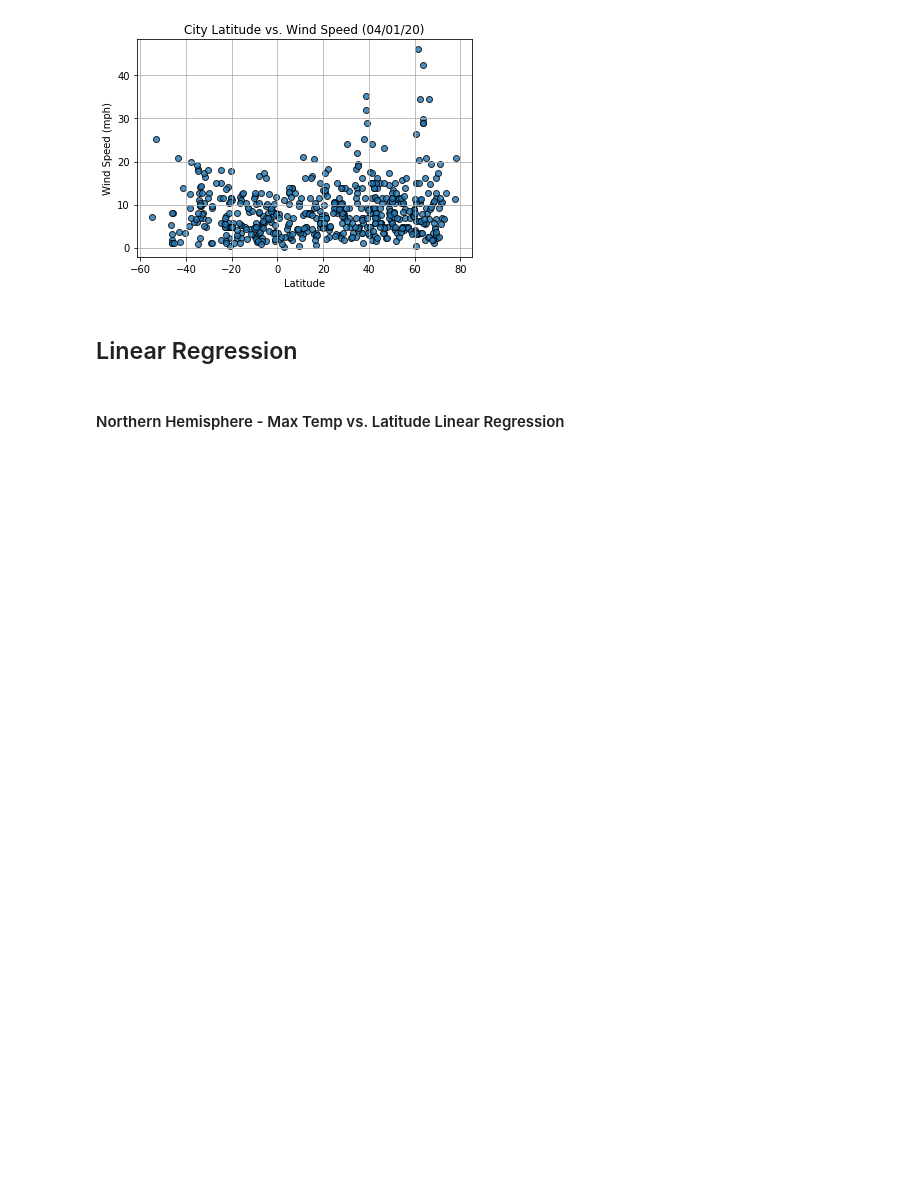
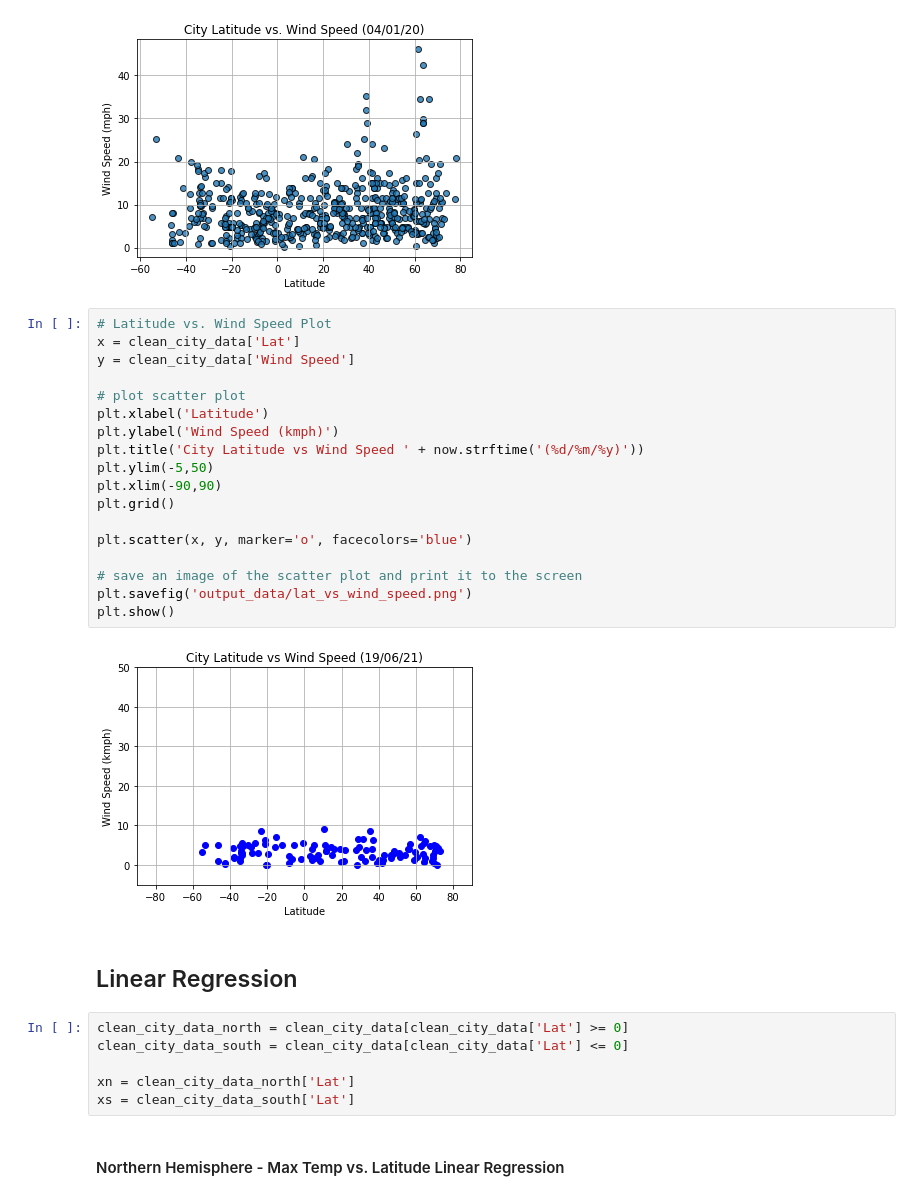
Before and after one commit to ML1758/python-api-challenge, a Jupyter notebook: WeatherPy/WeatherPy.ipynb, the cells around one changed output. Cells and saved outputs as stored; diff of their text form; blank space fills up the shorter version.

```diff
--- a/WeatherPy/WeatherPy.ipynb
+++ b/WeatherPy/WeatherPy.ipynb
@@ -148,8 +355,34 @@ Int64Index([], dtype='int64')
 # %%
 # %% [output]
 [figure]
+# %%
+# Latitude vs. Wind Speed Plot
+x = clean_city_data['Lat']
+y = clean_city_data['Wind Speed']
+
+# plot scatter plot
+plt.xlabel('Latitude')
+plt.ylabel('Wind Speed (kmph)')
+plt.title('City Latitude vs Wind Speed ' + now.strftime('(%d/%m/%y)'))
+plt.ylim(-5,50)
+plt.xlim(-90,90)
+plt.grid()
+
+plt.scatter(x, y, marker='o', facecolors='blue')
+
+# save an image of the scatter plot and print it to the screen
+plt.savefig('output_data/lat_vs_wind_speed.png')
+plt.show()
+# %% [output]
+[figure, added]
 # %% [markdown]
 ## Linear Regression
+# %%
+clean_city_data_north = clean_city_data[clean_city_data['Lat'] >= 0]
+clean_city_data_south = clean_city_data[clean_city_data['Lat'] <= 0]
+
+xn = clean_city_data_north['Lat']
+xs = clean_city_data_south['Lat']
 # %% [markdown]
 ####  Northern Hemisphere - Max Temp vs. Latitude Linear Regression
 # %%
```
Also changed, not shown: parts of 21 cells of this notebook, 19 other files.
